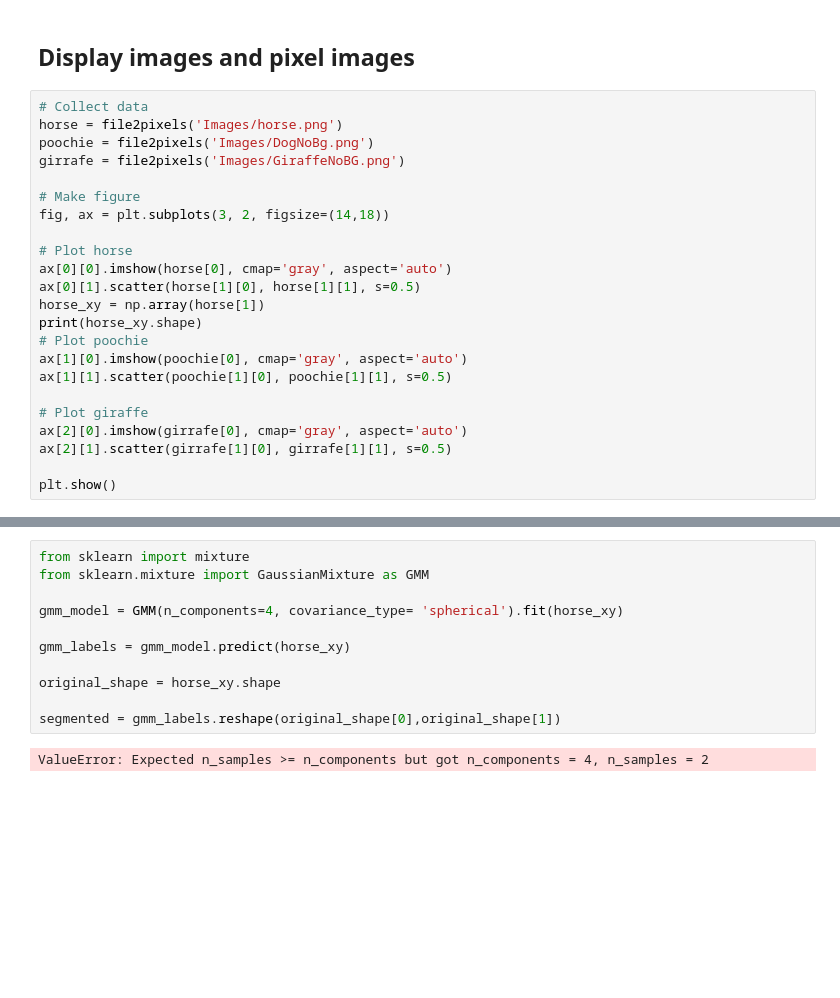
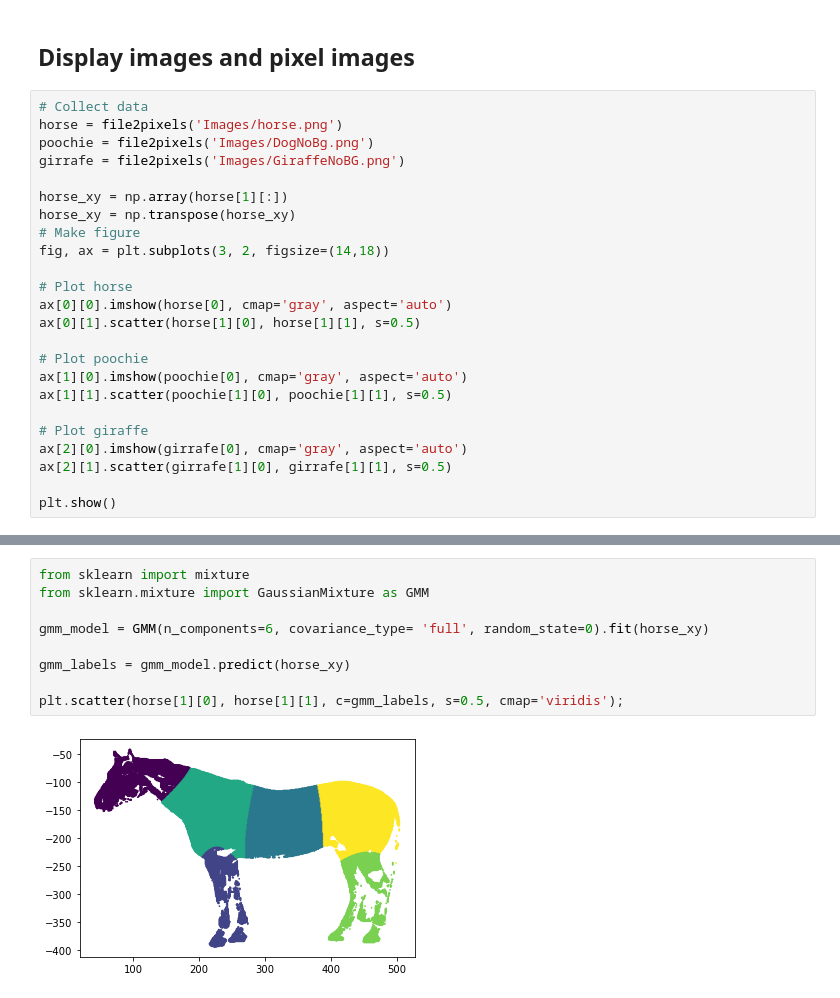
Before and after one commit to lb19337/MDM3-C, a Jupyter notebook: Gaussian_mixture.ipynb, the cells around one changed output, grey strips where cells are left out. Saved outputs shown, nothing was run; the diff lists cells and outputs as text; blank space fills up the shorter version.

```diff
--- a/Gaussian_mixture.ipynb
+++ b/Gaussian_mixture.ipynb
@@ -41,14 +41,15 @@ horse = file2pixels('Images/horse.png')
 poochie = file2pixels('Images/DogNoBg.png')
 girrafe = file2pixels('Images/GiraffeNoBG.png')
 
+horse_xy = np.array(horse[1][:])
+horse_xy = np.transpose(horse_xy)
 # Make figure
 fig, ax = plt.subplots(3, 2, figsize=(14,18))
 
 # Plot horse
 ax[0][0].imshow(horse[0], cmap='gray', aspect='auto')
 ax[0][1].scatter(horse[1][0], horse[1][1], s=0.5)
-horse_xy = np.array(horse[1])
-print(horse_xy.shape)
+
 # Plot poochie
 ax[1][0].imshow(poochie[0], cmap='gray', aspect='auto')
 ax[1][1].scatter(poochie[1][0], poochie[1][1], s=0.5)
@@ -64,13 +64,11 @@ plt.show()
 # %%
 from sklearn import mixture
 from sklearn.mixture import GaussianMixture as GMM
 
-gmm_model = GMM(n_components=4, covariance_type= 'spherical').fit(horse_xy)
+gmm_model = GMM(n_components=6, covariance_type= 'full', random_state=0).fit(horse_xy)
 
 gmm_labels = gmm_model.predict(horse_xy)
 
-original_shape = horse_xy.shape
-
-segmented = gmm_labels.reshape(original_shape[0],original_shape[1])
+plt.scatter(horse[1][0], horse[1][1], c=gmm_labels, s=0.5, cmap='viridis');
 # %% [output]
-ValueError: Expected n_samples >= n_components but got n_components = 4, n_samples = 2
+[figure, added]
```
Also changed, not shown: parts of 4 cells of this notebook.
